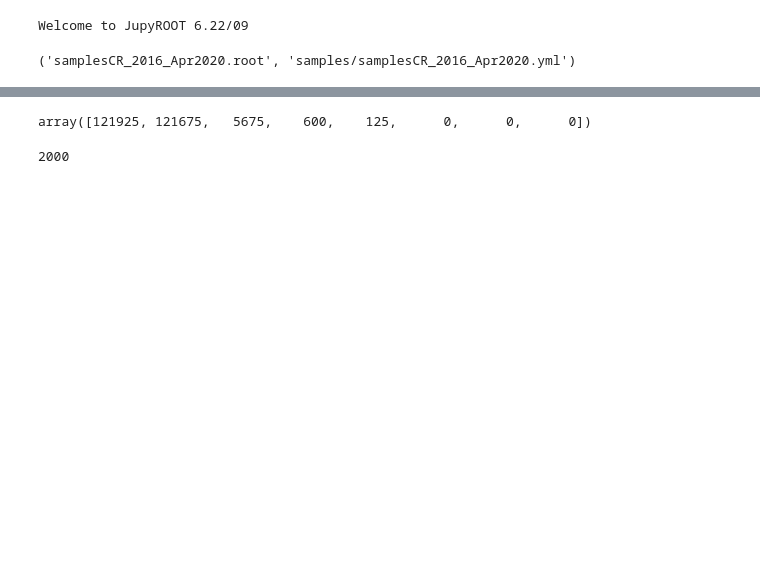
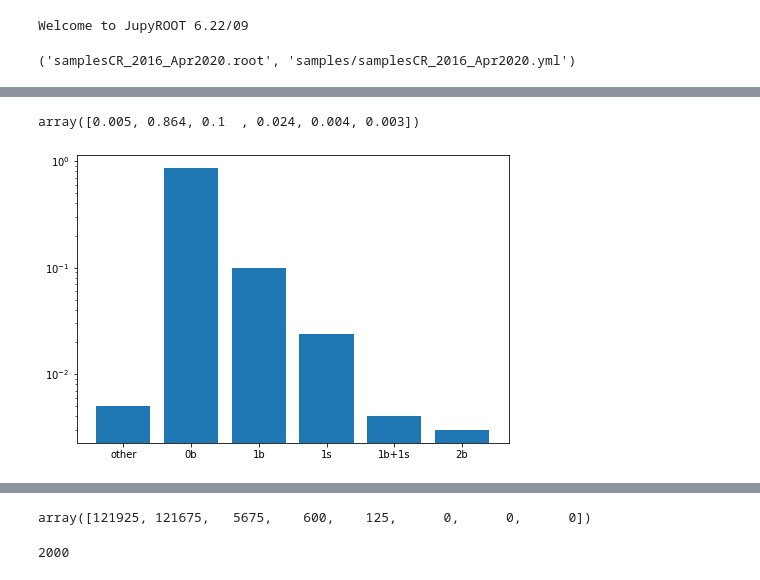
Before and after one commit to rymuelle/bff_plotting_code_v3, a Jupyter notebook: 0_gen_matching_to_sr.ipynb, the cells around one changed output, grey strips where cells are left out. Drawn from its saved outputs; the diff is of its cells as text; code cells hidden in the pictures; blank space fills up the shorter version.

```diff
--- a/0_gen_matching_to_sr.ipynb
+++ b/0_gen_matching_to_sr.ipynb
@@ -124,11 +179,0 @@ def make_dataframe():
-# %%
-for sample in sp.samples():
-    name = sample['name']
-    if not 'BFF' in name: continue
-    if not '175' in name: continue
-    if not '0p5' in name: continue
-    files_df = get_files(sample['fileglob'], sample_path)
-    file = files_df.file.iloc[0]
-    events = upr.open(file)['Events']
-    df = events.arrays(['GenPart_pdgId', 'GenPart_pt', 'GenPart_statusFlags'], library='pd')
-    jet_df = make_dataframe()
@@ -176,0 +236,14 @@ sum([   0,   93, 3295, 2767, 3563, 1540,  492,  120]), hist[0]*int(len(events)/n
+# %%
+hist  = np.histogram(jet_df.multiplicity, bins=np.linspace(-1.5, 4.5, 7), density=True)
+
+fig = plt.figure()
+ax = fig.add_axes([0,0,1,1])
+langs = ['C', 'C++', 'Java', 'Python', 'PHP']
+students = [23,17,35,29,12]
+ax.bar(['other', '0b', '1b', '1s', '1b+1s', '2b'], hist[0])
+
+plt.yscale('log')
+hist[0]
+# %% [output]
+array([0.005, 0.864, 0.1  , 0.024, 0.004, 0.003])
+[figure, added]
```
Also changed, not shown: parts of 30 cells of this notebook, 2 other files.
